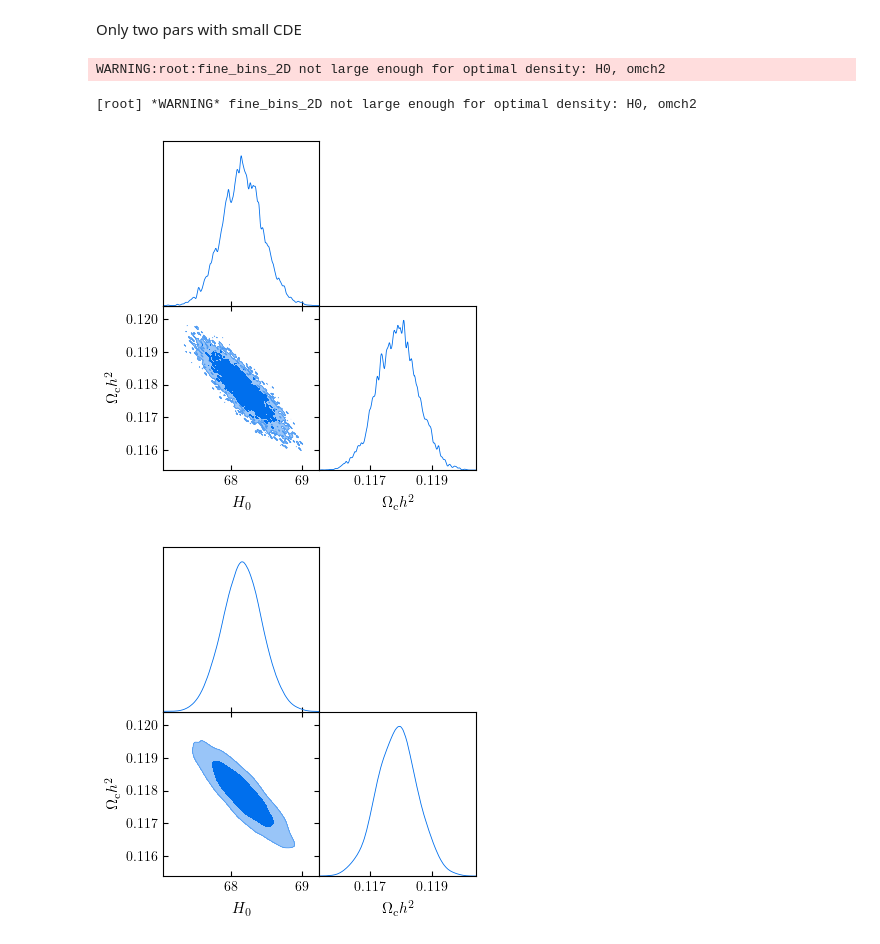
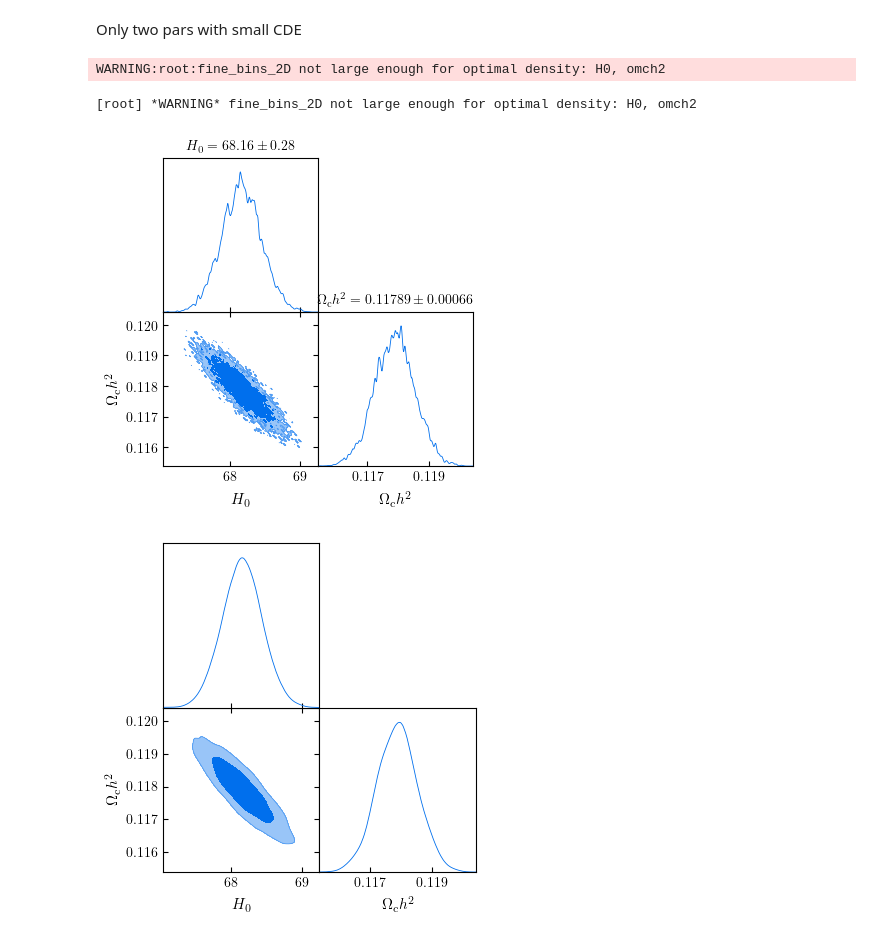
Before and after one commit to GenovaCosmology/ParametricModels, a Jupyter notebook: LCDM/parsing_example.ipynb, the cells around one changed output. Drawn from its saved outputs; the diff is of its cells as text; code cells hidden in the pictures.

Commit message:
plot tuning

```diff
--- a/LCDM/parsing_example.ipynb
+++ b/LCDM/parsing_example.ipynb
@@ -57,6 +57,7 @@ from cobaya import load_samples
 name = '04p1_LCDM_CMB_BAO_SN'
 chain = load_samples(os.path.join(chains_dir, name), skip=0.3, to_getdist=True)
 chain.label = name
+chain.root = os.path.join(chains_dir, name)
 chain.updateSettings(getdist_settings)
 chain.updateBaseStatistics()
 chain.getConvergeTests()
@@ -102,23 +107,24 @@ Only two pars with small CDE
 # %%
 g = plots.get_subplot_plotter()
 getdist_settings['smooth_scale_1D'] = 0.05
 getdist_settings['smooth_scale_2D'] = 0.05
 chain.updateSettings(getdist_settings)
 chain.updateBaseStatistics()
 
 g.settings.axes_fontsize = 13
 g.triangle_plot(
     [chain],
     params=['H0','omch2'],
     filled=True,
+    title_limit=1, # first title limit (for 1D plots) is 68% by default
 
 )
 
 g.export('plots/LCDM_triangle_plot_smooth_0p05.pdf', dpi=300)
 # %% [output]
 WARNING:root:fine_bins_2D not large enough for optimal density: H0, omch2
 [root] *WARNING* fine_bins_2D not large enough for optimal density: H0, omch2
-[figure, old version]
+[figure, new version]
 # %%
 g = plots.get_subplot_plotter()
 getdist_settings['smooth_scale_1D'] = 0.3
```
Also changed, not shown: parts of 4 cells of this notebook, 4 other files.
